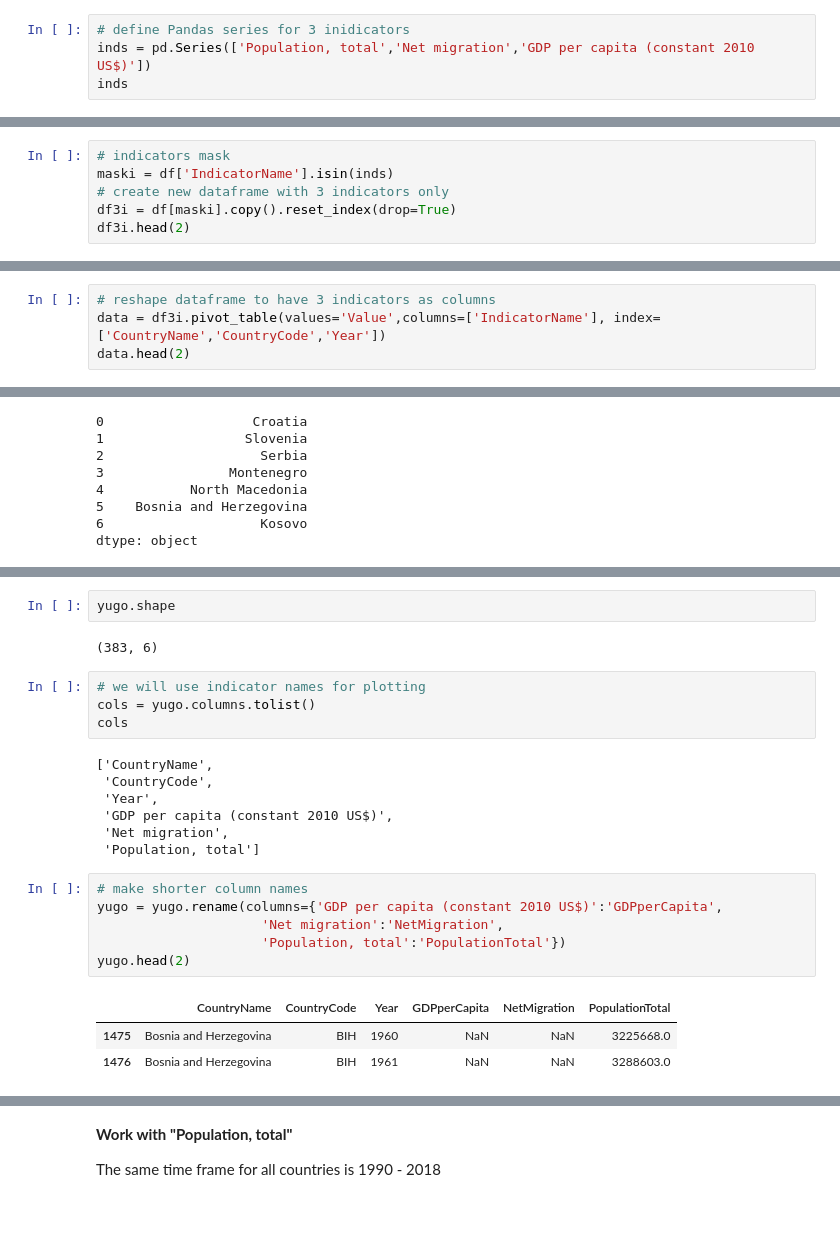
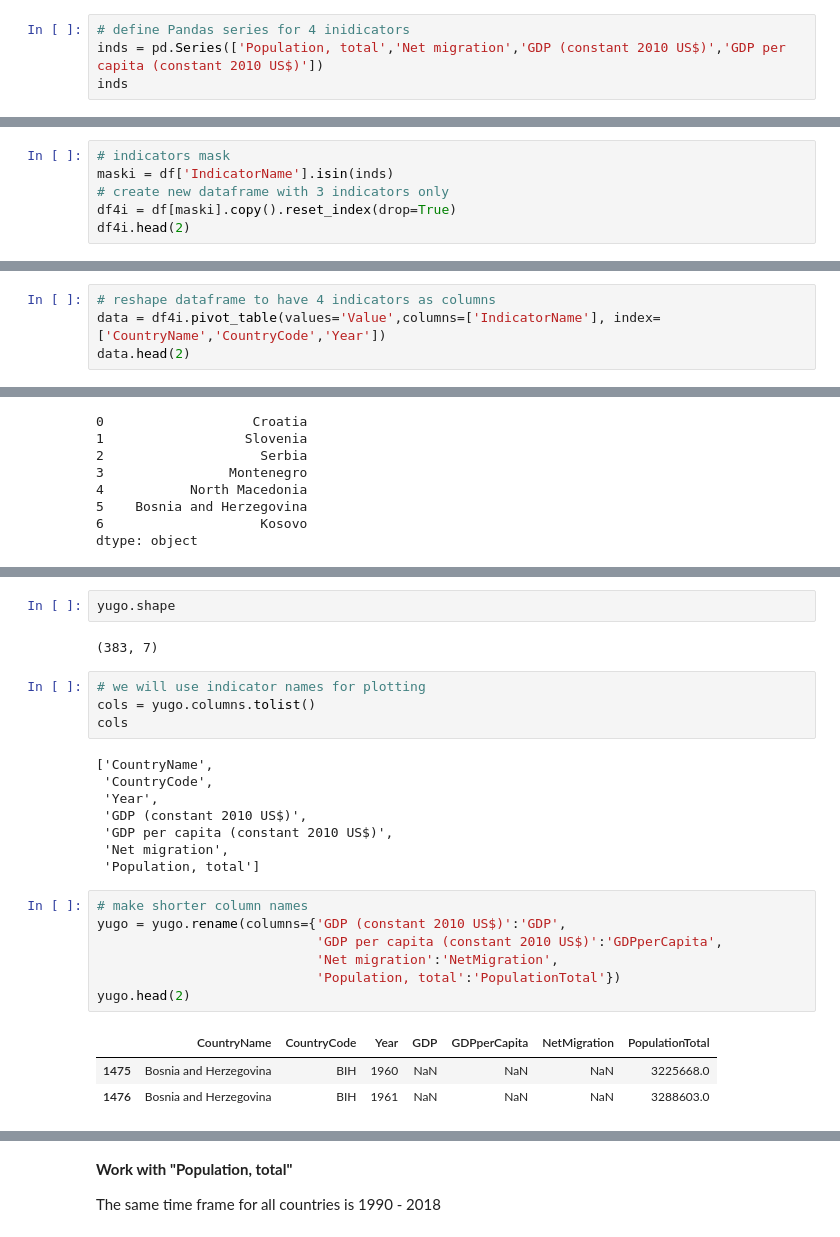
Before and after one commit to zunicd/Population-Trend-Croatia-2018, a Jupyter notebook: Croatia - Population Trend 1990 - 2018.ipynb, the cells around one changed output, grey strips where cells are left out. Cells and saved outputs as stored; diff of their text form.

```diff
--- a/Croatia - Population Trend 1990 - 2018.ipynb
+++ b/Croatia - Population Trend 1990 - 2018.ipynb
@@ -62,6 +62,6 @@ We will keep only the following three indicators:
 # %%
-# define Pandas series for 3 inidicators
-inds = pd.Series(['Population, total','Net migration','GDP per capita (constant 2010 US$)'])
+# define Pandas series for 4 inidicators
+inds = pd.Series(['Population, total','Net migration','GDP (constant 2010 US$)','GDP per capita (constant 2010 US$)'])
 inds
 # %% [output]
 0                     Population, total
@@ -72,8 +73,8 @@ dtype: object
 # indicators mask
 maski = df['IndicatorName'].isin(inds)
 # create new dataframe with 3 indicators only
-df3i = df[maski].copy().reset_index(drop=True)
-df3i.head(2)
+df4i = df[maski].copy().reset_index(drop=True)
+df4i.head(2)
 # %% [output]
 |  | CountryName | CountryCode | IndicatorName | IndicatorCode | Year | Value |
 | 0 | Arab World | ARB | Population, total | SP.POP.TOTL | 1960 | 92197753.0 |
@@ -91,5 +92,5 @@ print(df3i.IndicatorName.nunique())
 # %%
-# reshape dataframe to have 3 indicators as columns
-data = df3i.pivot_table(values='Value',columns=['IndicatorName'], index=['CountryName','CountryCode','Year'])
+# reshape dataframe to have 4 indicators as columns
+data = df4i.pivot_table(values='Value',columns=['IndicatorName'], index=['CountryName','CountryCode','Year'])
 data.head(2)
 # %% [output]
@@ -166,7 +168,7 @@ yugo.head(2)
 # %%
 yugo.shape
 # %% [output]
-(383, 6)
+(383, 7)
 # %%
 # we will use indicator names for plotting
 cols = yugo.columns.tolist()
@@ -175,19 +177,21 @@ cols
 ['CountryName',
  'CountryCode',
  'Year',
+ 'GDP (constant 2010 US$)',
  'GDP per capita (constant 2010 US$)',
  'Net migration',
  'Population, total']
 # %%
 # make shorter column names
-yugo = yugo.rename(columns={'GDP per capita (constant 2010 US$)':'GDPperCapita',
-                     'Net migration':'NetMigration',
-                     'Population, total':'PopulationTotal'})
+yugo = yugo.rename(columns={'GDP (constant 2010 US$)':'GDP',
+                            'GDP per capita (constant 2010 US$)':'GDPperCapita',
+                            'Net migration':'NetMigration',
+                            'Population, total':'PopulationTotal'})
 yugo.head(2)
 # %% [output]
-|  | CountryName | CountryCode | Year | GDPperCapita | NetMigration | PopulationTotal |
-| 1475 | Bosnia and Herzegovina | BIH | 1960 | NaN | NaN | 3225668.0 |
-| 1476 | Bosnia and Herzegovina | BIH | 1961 | NaN | NaN | 3288603.0 |
+|  | CountryName | CountryCode | Year | GDP | GDPperCapita | NetMigration | PopulationTotal |
+| 1475 | Bosnia and Herzegovina | BIH | 1960 | NaN | NaN | NaN | 3225668.0 |
+| 1476 | Bosnia and Herzegovina | BIH | 1961 | NaN | NaN | NaN | 3288603.0 |
 # %%
 yugo.count()
 # %% [output]
```
Also changed, not shown: parts of 35 cells of this notebook, 1 other file.
